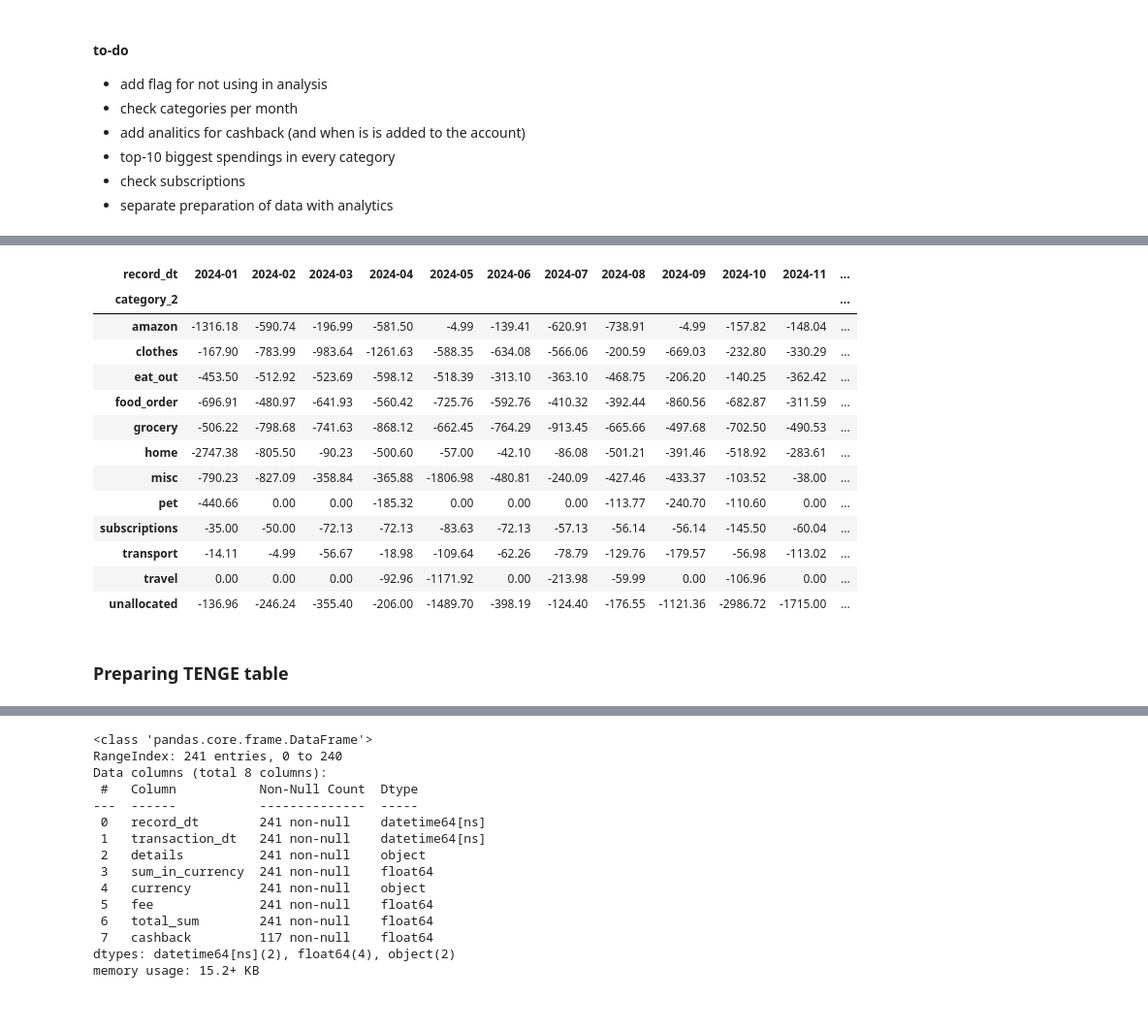
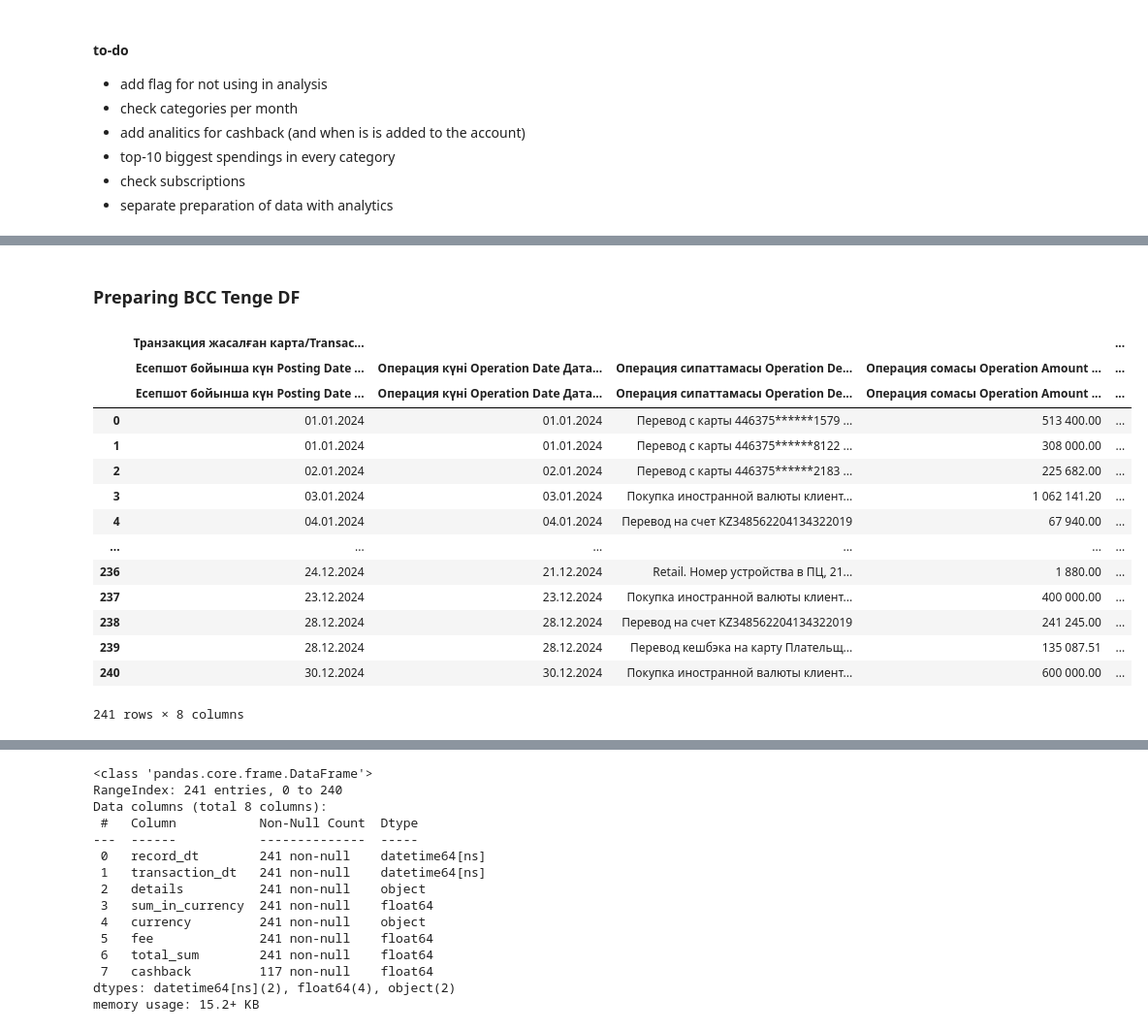
Before and after one commit to cry0steam/budget, a Jupyter notebook: budget_analysis.ipynb, the cells around one changed output, grey strips where cells are left out. Shown at 97% size. Saved outputs shown, nothing was run; the diff lists cells and outputs as text; code cells hidden in the pictures.

```diff
--- a/budget_analysis.ipynb
+++ b/budget_analysis.ipynb
@@ -257,33 +180,23 @@ grouped_df
-# %%
-#df_euro[df_euro['category_2'] == 'clothes'].sort_values(by='sum').head(10)
-
-monthly_sum = df_euro.groupby([df_euro['record_dt'].dt.to_period('M'), 'category_2'])['sum'].sum().reset_index()
-
-# Pivot the DataFrame to have months as columns
-pivot_table = monthly_sum.pivot(index='category_2', columns='record_dt', values='sum').fillna(0)
-
-# Convert the PeriodIndex to a string for clarity
-pivot_table.columns = pivot_table.columns.astype(str)
-
-# Display the pivot table
-pivot_table
-# %% [output]
-| record_dt | 2024-01 | 2024-02 | 2024-03 | 2024-04 | 2024-05 | 2024-06 | 2024-07 | 2024-08 | 2024-09 | 2024-10 | 2024-11 | ... |
-| category_2 |  |  |  |  |  |  |  |  |  |  |  | ... |
-| amazon | -1316.18 | -590.74 | -196.99 | -581.50 | -4.99 | -139.41 | -620.91 | -738.91 | -4.99 | -157.82 | -148.04 | ... |
-| clothes | -167.90 | -783.99 | -983.64 | -1261.63 | -588.35 | -634.08 | -566.06 | -200.59 | -669.03 | -232.80 | -330.29 | ... |
-| eat_out | -453.50 | -512.92 | -523.69 | -598.12 | -518.39 | -313.10 | -363.10 | -468.75 | -206.20 | -140.25 | -362.42 | ... |
-| food_order | -696.91 | -480.97 | -641.93 | -560.42 | -725.76 | -592.76 | -410.32 | -392.44 | -860.56 | -682.87 | -311.59 | ... |
-| grocery | -506.22 | -798.68 | -741.63 | -868.12 | -662.45 | -764.29 | -913.45 | -665.66 | -497.68 | -702.50 | -490.53 | ... |
-| home | -2747.38 | -805.50 | -90.23 | -500.60 | -57.00 | -42.10 | -86.08 | -501.21 | -391.46 | -518.92 | -283.61 | ... |
-| misc | -790.23 | -827.09 | -358.84 | -365.88 | -1806.98 | -480.81 | -240.09 | -427.46 | -433.37 | -103.52 | -38.00 | ... |
-| pet | -440.66 | 0.00 | 0.00 | -185.32 | 0.00 | 0.00 | 0.00 | -113.77 | -240.70 | -110.60 | 0.00 | ... |
-| subscriptions | -35.00 | -50.00 | -72.13 | -72.13 | -83.63 | -72.13 | -57.13 | -56.14 | -56.14 | -145.50 | -60.04 | ... |
-| transport | -14.11 | -4.99 | -56.67 | -18.98 | -109.64 | -62.26 | -78.79 | -129.76 | -179.57 | -56.98 | -113.02 | ... |
-| travel | 0.00 | 0.00 | 0.00 | -92.96 | -1171.92 | 0.00 | -213.98 | -59.99 | 0.00 | -106.96 | 0.00 | ... |
-| unallocated | -136.96 | -246.24 | -355.40 | -206.00 | -1489.70 | -398.19 | -124.40 | -176.55 | -1121.36 | -2986.72 | -1715.00 | ... |
-# %% [markdown]
-### Preparing TENGE table
+# %% [markdown]
+### Preparing BCC Tenge DF
+# %%
+df_tenge
+# %% [output]
+|  | Транзакция жасалған карта/Transac... |  |  |  | ... |
+|  | Есепшот бойынша күн Posting Date ... | Операция күні Operation Date Дата... | Операция сипаттамасы Operation De... | Операция сомасы Operation Amount ... | ... |
+|  | Есепшот бойынша күн Posting Date ... | Операция күні Operation Date Дата... | Операция сипаттамасы Operation De... | Операция сомасы Operation Amount ... | ... |
+| 0 | 01.01.2024 | 01.01.2024 | Перевод с карты 446375******1579 ... | 513 400.00 | ... |
+| 1 | 01.01.2024 | 01.01.2024 | Перевод с карты 446375******8122 ... | 308 000.00 | ... |
+| 2 | 02.01.2024 | 02.01.2024 | Перевод с карты 446375******2183 ... | 225 682.00 | ... |
+| 3 | 03.01.2024 | 03.01.2024 | Покупка иностранной валюты клиент... | 1 062 141.20 | ... |
+| 4 | 04.01.2024 | 04.01.2024 | Перевод на счет KZ348562204134322019 | 67 940.00 | ... |
+| ... | ... | ... | ... | ... | ... |
+| 236 | 24.12.2024 | 21.12.2024 | Retail. Номер устройства в ПЦ, 21... | 1 880.00 | ... |
+| 237 | 23.12.2024 | 23.12.2024 | Покупка иностранной валюты клиент... | 400 000.00 | ... |
+| 238 | 28.12.2024 | 28.12.2024 | Перевод на счет KZ348562204134322019 | 241 245.00 | ... |
+| 239 | 28.12.2024 | 28.12.2024 | Перевод кешбэка на карту Плательщ... | 135 087.51 | ... |
+| 240 | 30.12.2024 | 30.12.2024 | Покупка иностранной валюты клиент... | 600 000.00 | ... |
+241 rows × 8 columns
 # %%
 #renaming headers
 df_tenge.columns = [' '.join(col).strip() for col in df_tenge.columns.values]
```
Also changed, not shown: parts of 17 cells of this notebook, 4 other files.
